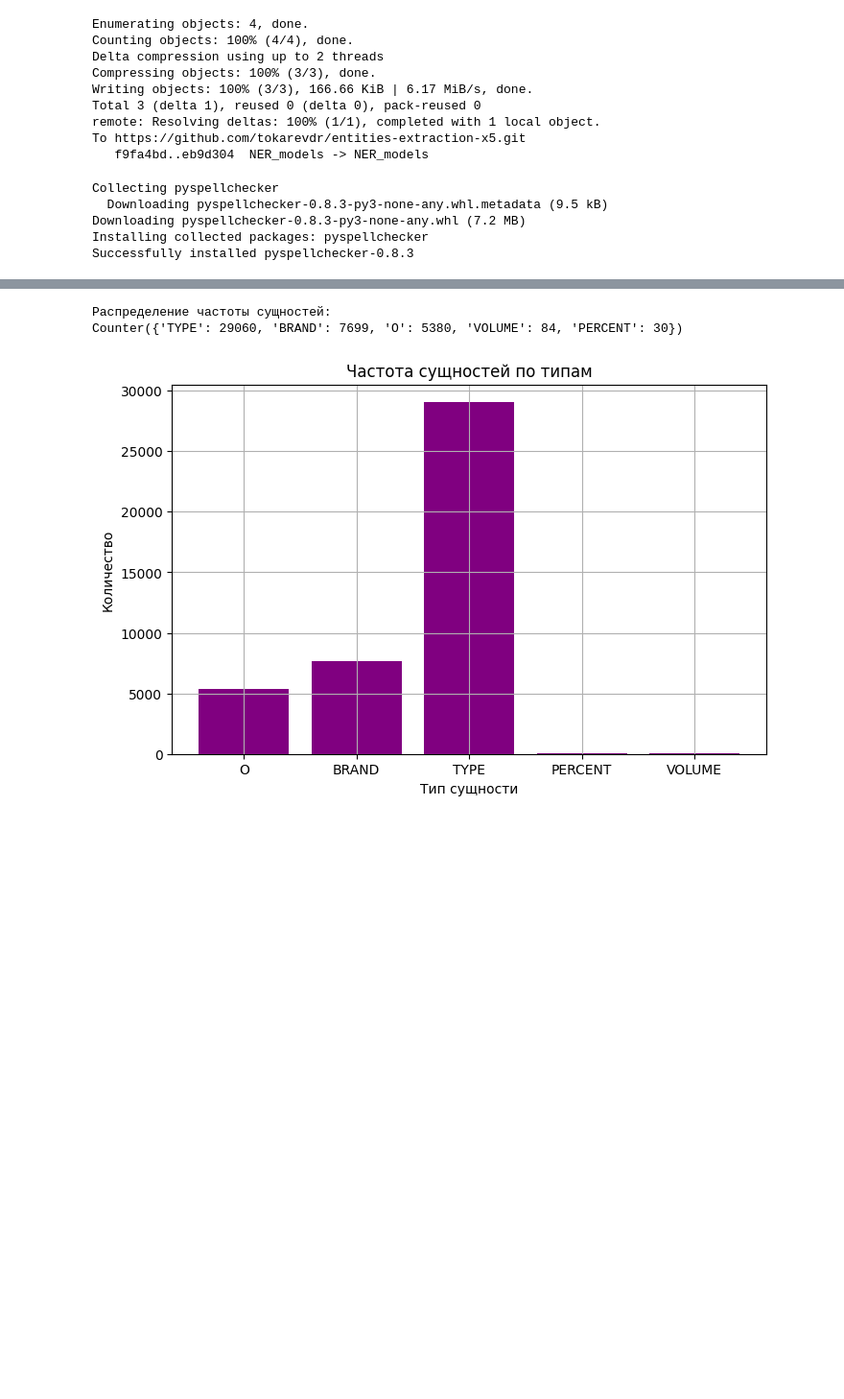
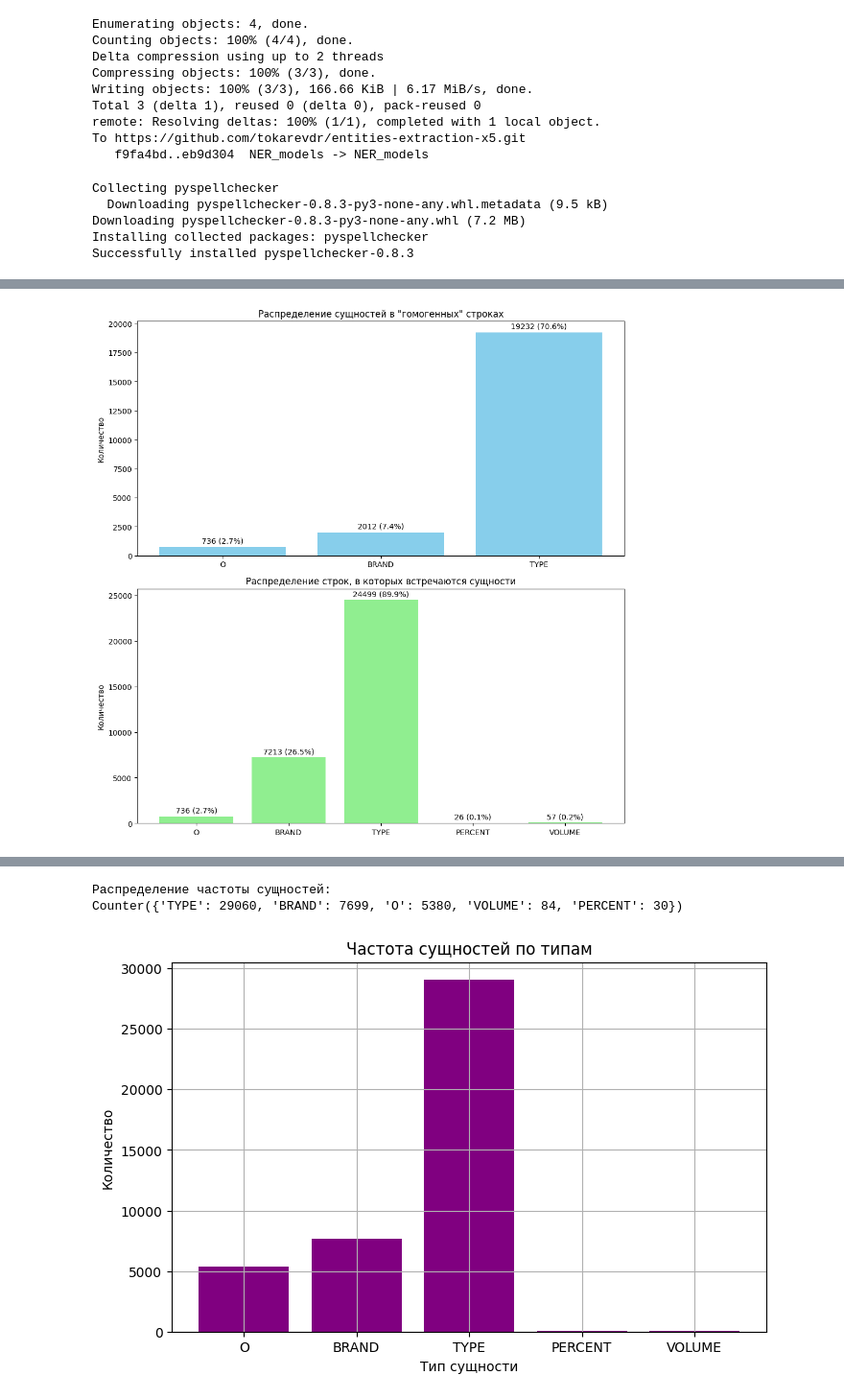
Before and after one commit to tokarevdr/ner-x5-hackathon, a Jupyter notebook: Data_explorer.ipynb, the cells around one changed output, grey strips where cells are left out. Shown at 96% size. Drawn from its saved outputs; the diff is of its cells as text; code cells hidden in the pictures; blank space fills up the shorter version.

```diff
--- a/Data_explorer.ipynb
+++ b/Data_explorer.ipynb
@@ -170,0 +168,71 @@ Counter({'TYPE': 24499, 'BRAND': 7213, 'O': 736, 'VOLUME': 57, 'PERCENT': 26})
+# %%
+import pandas as pd
+import matplotlib.pyplot as plt
+from collections import defaultdict, Counter
+
+# Предполагаем, что df уже загружен
+total_rows = len(df)
+
+only_single = defaultdict(int)
+for types in df['entity_types']:
+    if len(types) == 1:
+        only_single[list(types)[0]] += 1
+
+# 3.2: Сколько строк содержит каждую метку (включая комбинации)
+contains_each = Counter()
+for types in df['entity_types']:
+    for t in types:
+        contains_each[t] += 1
+
+# Визуализация
+labels_single = list(only_single.keys())
+counts_single = list(only_single.values())
+labels_contains = list(contains_each.keys())
+counts_contains = list(contains_each.values())
+
+# Расчет процентов
+percent_single = [c / total_rows * 100 for c in counts_single]
+percent_contains = [c / total_rows * 100 for c in counts_contains]
+
+fig, ax = plt.subplots(2, 1, figsize=(10, 10))
+
+# Верхний график: гомогенные строки
+bars0 = ax[0].bar(labels_single, counts_single, color='skyblue')
+ax[0].set_title('Распределение сущностей в "гомогенных" строках')
+ax[0].set_ylabel('Количество')
+# Добавляем текст с количеством и процентом
+max_count0 = max(counts_single) if counts_single else 1
+for i, bar in enumerate(bars0):
+    height = bar.get_height()
+    ax[0].text(bar.get_x() + bar.get_width()/2., height + 0.01 * max_count0,
+               f'{int(height)} ({percent_single[i]:.1f}%)', ha='center', va='bottom', fontsize=10)
+
+# Нижний график: строки с каждой сущностью
+bars1 = ax[1].bar(labels_contains, counts_contains, color='lightgreen')
+ax[1].set_title('Распределение строк, в которых встречаются сущности')
+ax[1].set_ylabel('Количество')
+# Добавляем текст с количеством и процентом
+max_count1 = max(counts_contains) if counts_contains else 1
+for i, bar in enumerate(bars1):
+    height = bar.get_height()
+    ax[1].text(bar.get_x() + bar.get_width()/2., height + 0.01 * max_count1,
+               f'{int(height)} ({percent_contains[i]:.1f}%)', ha='center', va='bottom', fontsize=10)
+
+plt.tight_layout()
+plt.show()
+# plt.savefig('labels_histogram.png')  # Сохраняет как файл
+plt.close()
+
+# Вывод результатов в консоль для проверки
+print("Строки с только одной меткой:")
+print(only_single)
+print("\nСтроки, содержащие каждую метку:")
+print(contains_each)
+print("\nПроцент гомогенных строк:")
+for label, perc in zip(labels_single, percent_single):
+    print(f"{label}: {perc:.1f}% ({only_single[label]} строк)")
+print("\nПроцент строк с каждой сущностью:")
+for label, perc in zip(labels_contains, percent_contains):
+    print(f"{label}: {perc:.1f}% ({contains_each[label]} строк)")
+# %% [output]
+[figure, added]
```
Also changed, not shown: parts of 12 cells of this notebook.
